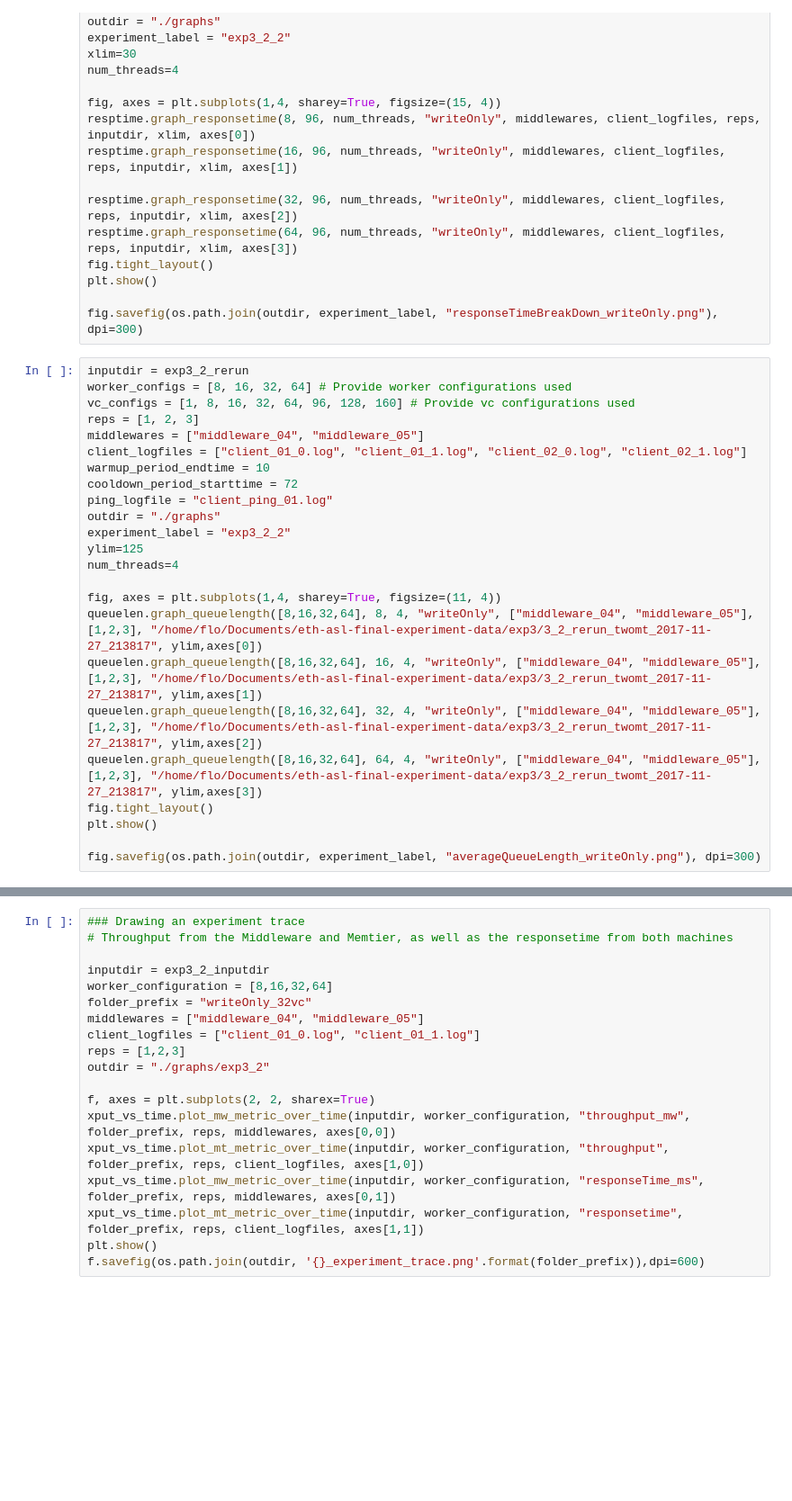
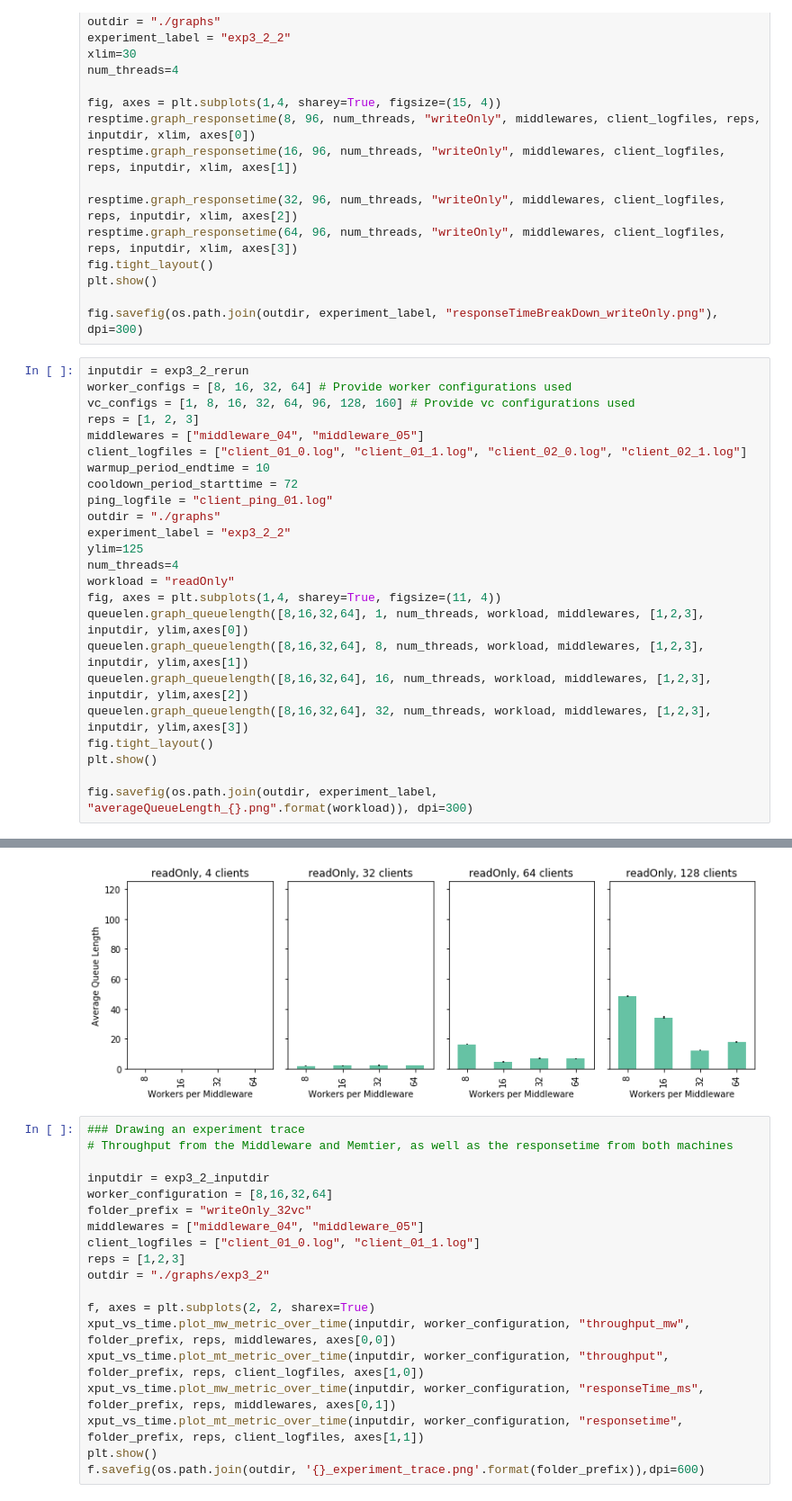
Before and after one commit to flock0/eth-asl, a Jupyter notebook: bash/3_middleware_baseline/postprocessing/graph_3_2_rerun.ipynb, the cells around one changed output, grey strips where cells are left out. Shown at 90% size. Saved outputs shown, nothing was run; the diff lists cells and outputs as text; blank space fills up the shorter version.

```diff
--- a/bash/3_middleware_baseline/postprocessing/graph_3_2_rerun.ipynb
+++ b/bash/3_middleware_baseline/postprocessing/graph_3_2_rerun.ipynb
@@ -107,13 +145,14 @@ outdir = "./graphs"
 experiment_label = "exp3_2_2"
 ylim=125
 num_threads=4
-
+workload = "readOnly"
 fig, axes = plt.subplots(1,4, sharey=True, figsize=(11, 4))
-queuelen.graph_queuelength([8,16,32,64], 8, 4, "writeOnly", ["middleware_04", "middleware_05"], [1,2,3], "/home/flo/Documents/eth-asl-final-experiment-data/exp3/3_2_rerun_twomt_2017-11-27_213817", ylim,axes[0])
-queuelen.graph_queuelength([8,16,32,64], 16, 4, "writeOnly", ["middleware_04", "middleware_05"], [1,2,3], "/home/flo/Documents/eth-asl-final-experiment-data/exp3/3_2_rerun_twomt_2017-11-27_213817", ylim,axes[1])
-queuelen.graph_queuelength([8,16,32,64], 32, 4, "writeOnly", ["middleware_04", "middleware_05"], [1,2,3], "/home/flo/Documents/eth-asl-final-experiment-data/exp3/3_2_rerun_twomt_2017-11-27_213817", ylim,axes[2])
-queuelen.graph_queuelength([8,16,32,64], 64, 4, "writeOnly", ["middleware_04", "middleware_05"], [1,2,3], "/home/flo/Documents/eth-asl-final-experiment-data/exp3/3_2_rerun_twomt_2017-11-27_213817", ylim,axes[3])
+queuelen.graph_queuelength([8,16,32,64], 1, num_threads, workload, middlewares, [1,2,3], inputdir, ylim,axes[0])
+queuelen.graph_queuelength([8,16,32,64], 8, num_threads, workload, middlewares, [1,2,3], inputdir, ylim,axes[1])
+queuelen.graph_queuelength([8,16,32,64], 16, num_threads, workload, middlewares, [1,2,3], inputdir, ylim,axes[2])
+queuelen.graph_queuelength([8,16,32,64], 32, num_threads, workload, middlewares, [1,2,3], inputdir, ylim,axes[3])
 fig.tight_layout()
 plt.show()
 
-fig.savefig(os.path.join(outdir, experiment_label, "averageQueueLength_writeOnly.png"), dpi=300)
+fig.savefig(os.path.join(outdir, experiment_label, "averageQueueLength_{}.png".format(workload)), dpi=300)
+# %% [output]
@@ -120,3 +176,4 @@ fig.savefig(os.path.join(outdir, experiment_label, "averageQueueLength_writeOnly
+[figure, added]
 # %%
 ### Drawing an experiment trace
 # Throughput from the Middleware and Memtier, as well as the responsetime from both machines
```
Also changed, not shown: parts of 3 cells of this notebook, 20 other files.
